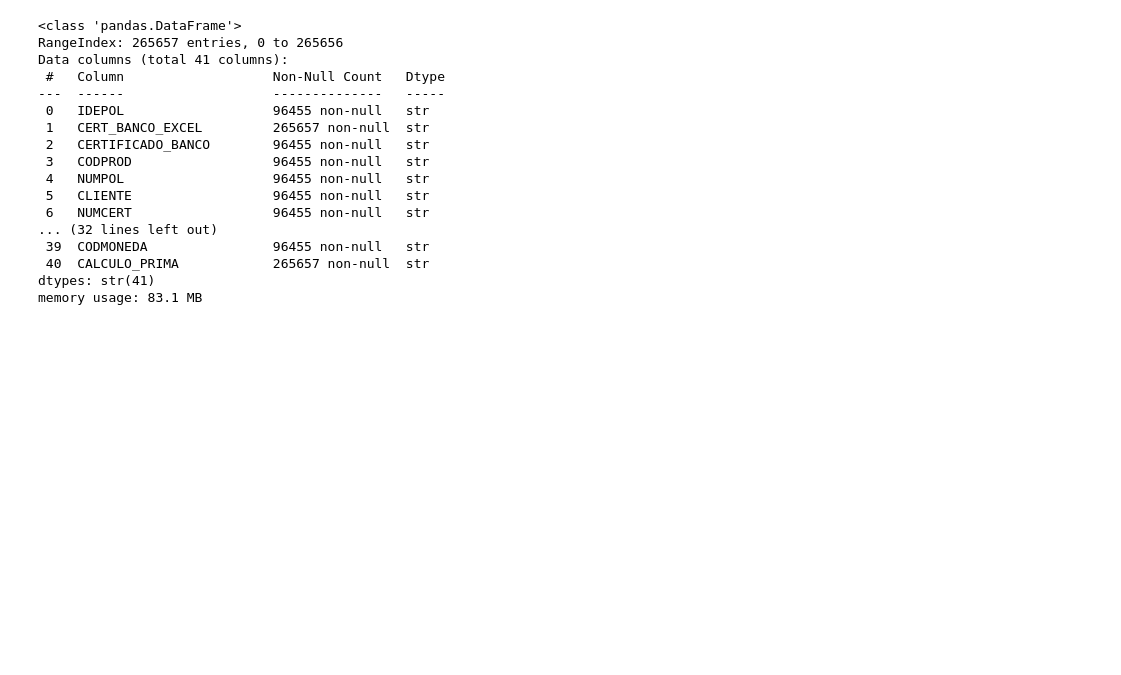
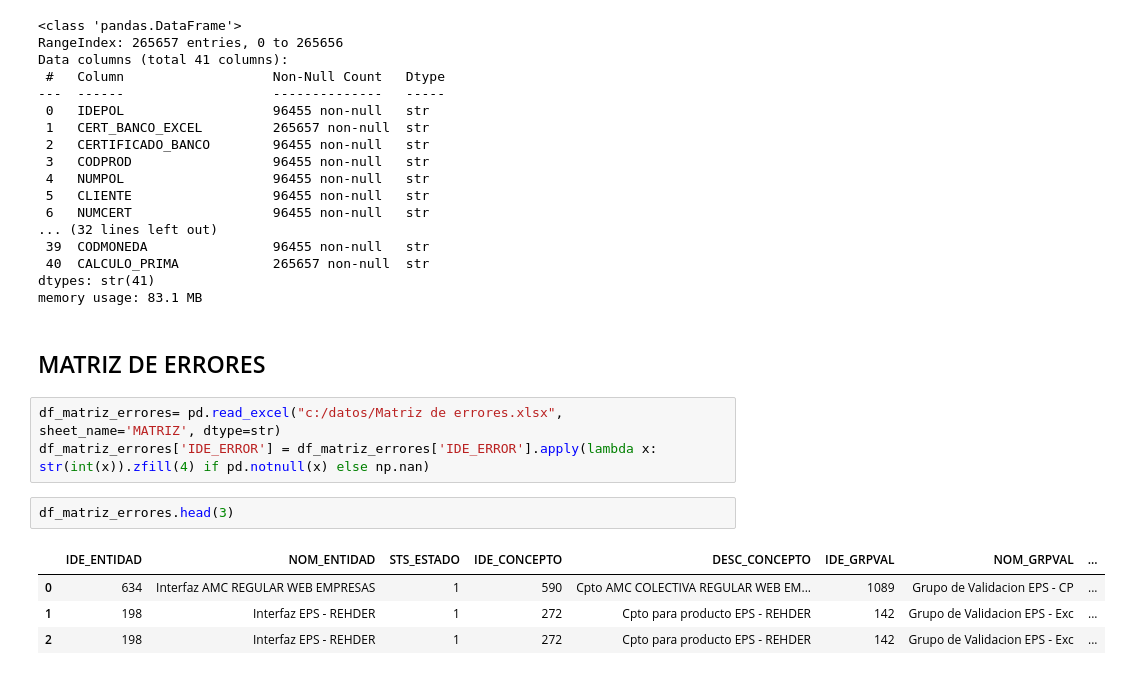
Before and after one commit to nelvinvelazco/OPERACIONES_BBVA_RIMAC, a Jupyter notebook: notebooks/test.ipynb, the cells around one changed output. Cells and saved outputs as stored; diff of their text form; blank space fills up the shorter version.

```diff
--- a/notebooks/test.ipynb
+++ b/notebooks/test.ipynb
@@ -119,3 +132,15 @@ Data columns (total 41 columns):
  40  CALCULO_PRIMA            265657 non-null  str
 dtypes: str(41)
 memory usage: 83.1 MB
+# %% [markdown]
+## MATRIZ DE ERRORES
+# %%
+df_matriz_errores= pd.read_excel("c:/datos/Matriz de errores.xlsx", sheet_name='MATRIZ', dtype=str)
+df_matriz_errores['IDE_ERROR'] = df_matriz_errores['IDE_ERROR'].apply(lambda x: str(int(x)).zfill(4) if pd.notnull(x) else np.nan)
+# %%
+df_matriz_errores.head(3)
+# %% [output]
+|  | IDE_ENTIDAD | NOM_ENTIDAD | STS_ESTADO | IDE_CONCEPTO | DESC_CONCEPTO | IDE_GRPVAL | NOM_GRPVAL | ... |
+| 0 | 634 | Interfaz AMC REGULAR WEB EMPRESAS | 1 | 590 | Cpto AMC COLECTIVA REGULAR WEB EM... | 1089 | Grupo de Validacion EPS - CP | ... |
+| 1 | 198 | Interfaz EPS - REHDER | 1 | 272 | Cpto para producto EPS - REHDER | 142 | Grupo de Validacion EPS - Exc | ... |
+| 2 | 198 | Interfaz EPS - REHDER | 1 | 272 | Cpto para producto EPS - REHDER | 142 | Grupo de Validacion EPS - Exc | ... |
```
Also changed, not shown: parts of 20 cells of this notebook.
